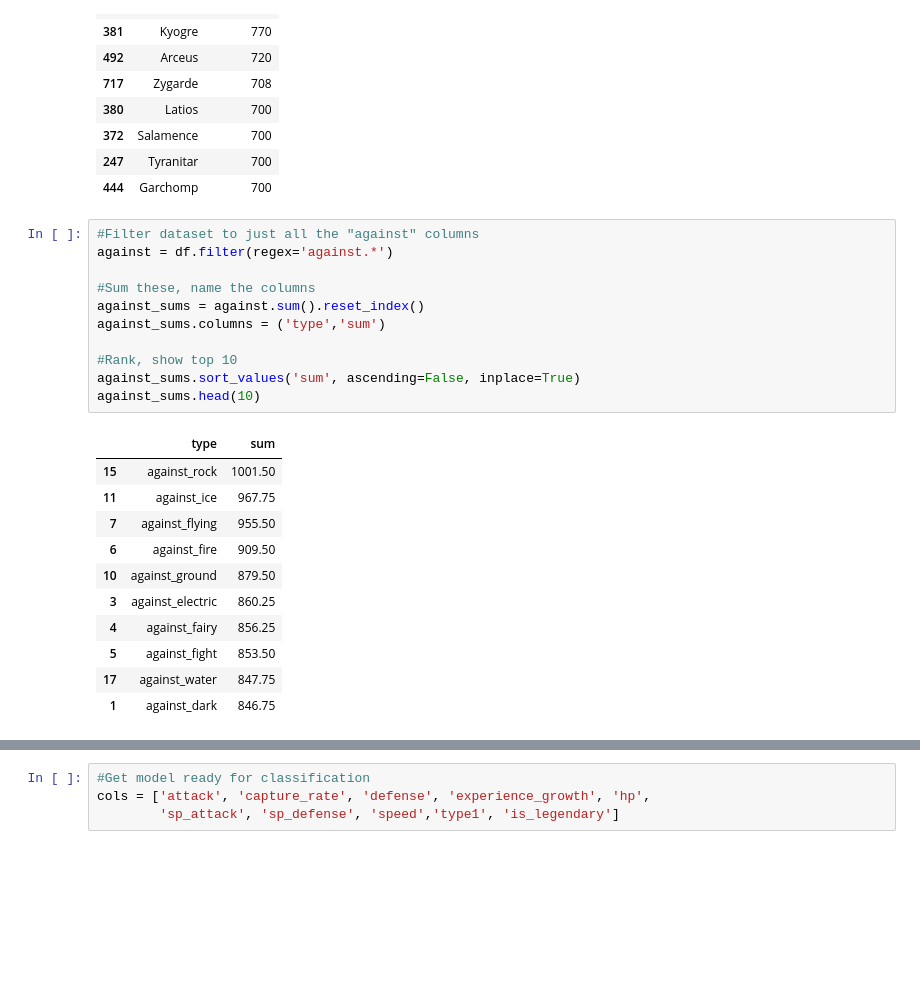
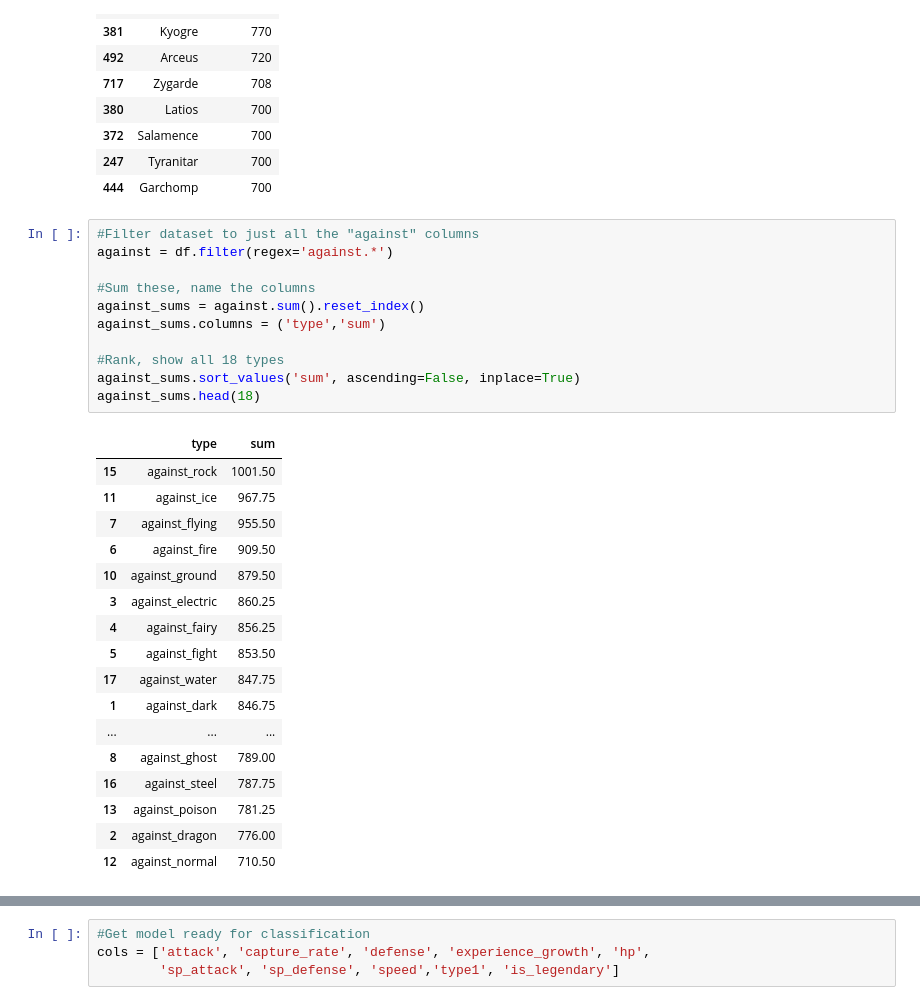
Before and after one commit to eBatson/datascience, a Jupyter notebook: Pokemon/Pokemon.ipynb, the cells around one changed output, grey strips where cells are left out. Saved outputs shown, nothing was run; the diff lists cells and outputs as text; blank space fills up the shorter version.

```diff
--- a/Pokemon/Pokemon.ipynb
+++ b/Pokemon/Pokemon.ipynb
@@ -165,24 +170,30 @@ df[['name','base_total']].sort_values('base_total', ascending=False).head(10)
 # %%
 #Filter dataset to just all the "against" columns
 against = df.filter(regex='against.*')
 
 #Sum these, name the columns
 against_sums = against.sum().reset_index()
 against_sums.columns = ('type','sum')
 
-#Rank, show top 10
+#Rank, show all 18 types
 against_sums.sort_values('sum', ascending=False, inplace=True)
-against_sums.head(10)
+against_sums.head(18)
 # %% [output]
 |  | type | sum |
 | 15 | against_rock | 1001.50 |
 | 11 | against_ice | 967.75 |
 | 7 | against_flying | 955.50 |
 | 6 | against_fire | 909.50 |
 | 10 | against_ground | 879.50 |
 | 3 | against_electric | 860.25 |
 | 4 | against_fairy | 856.25 |
 | 5 | against_fight | 853.50 |
 | 17 | against_water | 847.75 |
 | 1 | against_dark | 846.75 |
+| ... | ... | ... |
+| 8 | against_ghost | 789.00 |
+| 16 | against_steel | 787.75 |
+| 13 | against_poison | 781.25 |
+| 2 | against_dragon | 776.00 |
+| 12 | against_normal | 710.50 |
 # %% [markdown]
```
Also changed, not shown: parts of 19 cells of this notebook, 2 other files.
